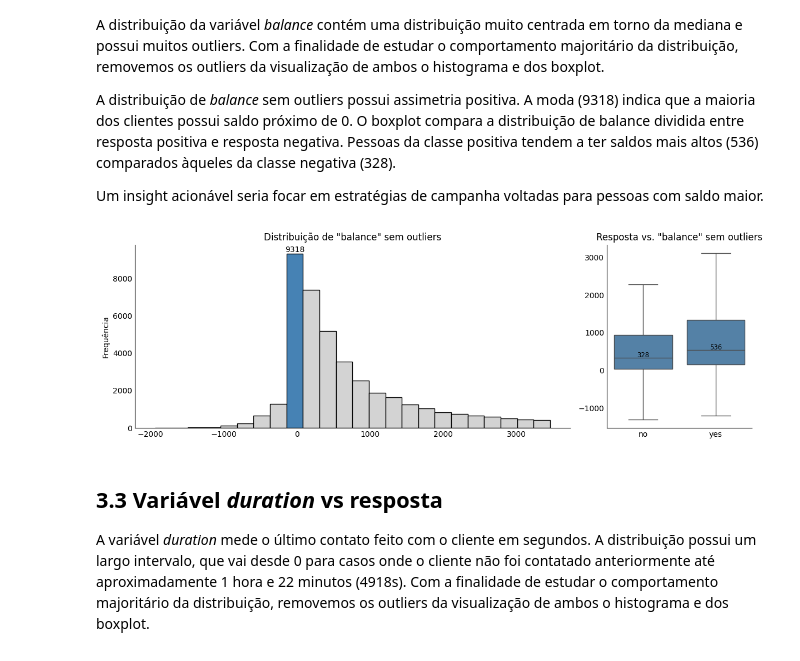
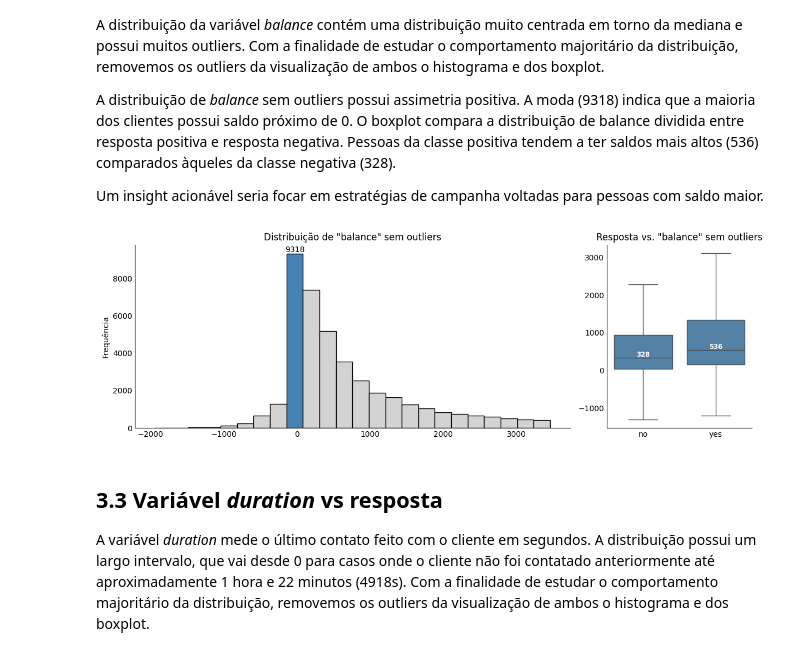
Before and after one commit to BPRateiro/Banking-Dataset, a Jupyter notebook: notebooks/0.0-bpr-eda.ipynb, the cells around one changed output. Cells and saved outputs as stored; diff of their text form; code cells hidden in the pictures.

```diff
--- a/notebooks/0.0-bpr-eda.ipynb
+++ b/notebooks/0.0-bpr-eda.ipynb
@@ -388,36 +389,36 @@ def histograma_boxplot(coluna, destaque_esq=[], destaque_dir=['no', 'yes'], outl
     ax1.set_xlabel('')
     ax1.set_ylabel('Frequência')
     ax1.spines['top'].set_visible(False)
     ax1.spines['right'].set_visible(False)
     ax1.tick_params(axis='both', which='both', length=0)
 
     # Boxplot sem outliers
     sns.boxplot(x='y', y=coluna, data=df, showfliers=outliers, ax=ax2, color='lightgrey', hue='y',
         palette={x: 'steelblue' if x in destaque_dir else 'lightgrey' for x in df['y'].unique()},
         legend=False)
     ax2.set_title(f'Resposta vs. "{coluna}"' if outliers else f'Resposta vs. "{coluna}" sem outliers')
     ax2.set_xlabel('')
     ax2.set_ylabel('')
     ax2.spines['top'].set_visible(False)
     ax2.spines['right'].set_visible(False)
     ax2.tick_params(axis='both', which='both', length=0)
 
     # Adicionando a mediana acima de cada boxplot
     medians = df.groupby(['y'])[coluna].median()
-    vertical_offset = df[coluna].median() * 0.05  # pequeno ajuste para não sobrepor o texto no boxplot
+    vertical_offset = df[coluna].median() * 0.1  # pequeno ajuste para não sobrepor o texto no boxplot
 
     for xtick, label in enumerate(ax2.get_xticklabels()):
         label_text = label.get_text()
         if label_text in destaque_dir:
             ax2.text(xtick, medians[label_text] + vertical_offset, f'{medians[label_text]:.0f}',
-                     horizontalalignment='center', size='small', color='black')
+                     horizontalalignment='center', size='small', color='white', weight='semibold')
 
     plt.tight_layout()
     plt.show()
 
 histograma_boxplot('balance', destaque_esq=[8])
 # %% [output]
-[figure, old version]
+[figure, new version]
 # %% [markdown]
 ## <a id='3_3'></a> 3.3 Variável *duration* vs resposta
 
```
Also changed, not shown: parts of 7 cells of this notebook, 2 other files.
